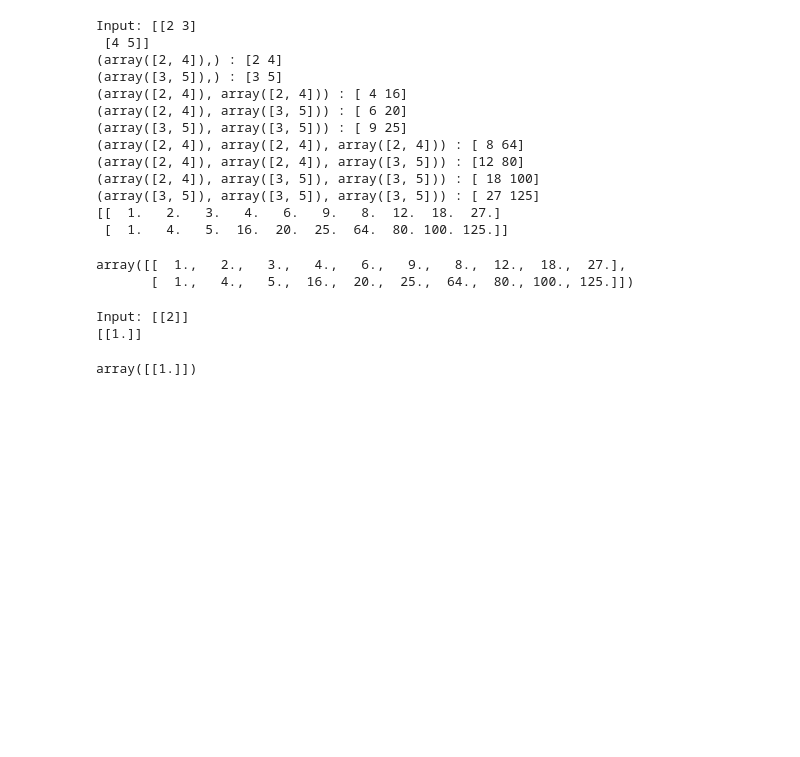
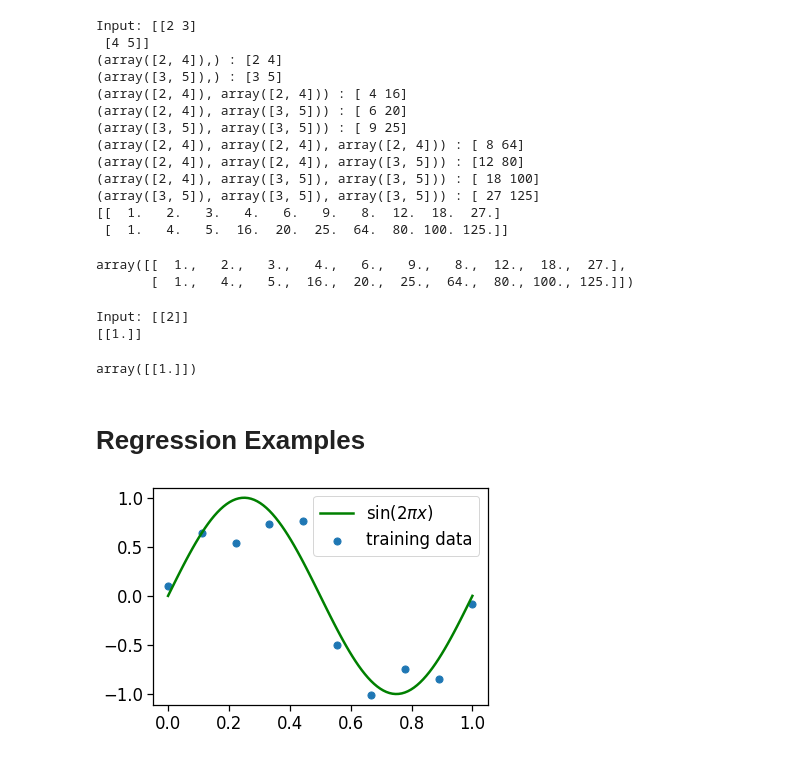
Before and after one commit to TanujaNair/Machine-Learning-Techniques-, a Jupyter notebook: Regression.ipynb, the cells around one changed output. Drawn from its saved outputs; the diff is of its cells as text; code cells hidden in the pictures; blank space fills up the shorter version.

```diff
--- a/Regression.ipynb
+++ b/Regression.ipynb
@@ -189,3 +192,29 @@ polynomial_transform(np.array([2]),0, logging=True)
 Input: [[2]]
 [[1.]]
 array([[1.]])
+# %% [markdown]
+# Regression Examples
+# %%
+# We generate training data with a single feature x1 and label y=sin(2Πx1) + noise
+#create a training set where the output label is obtained by first
+#calculating sin(2*pi*x) and the adding a small random noise having
+#a gaussian distribution
+def create_nonlin_training_set(func, sample_size, std):
+  x=np.linspace(0,1, sample_size)
+  y=func(x)+np.random.normal(scale=std, size=x.shape)
+  return x,y
+
+def nonlin(x):
+  return np.sin(2*np.pi*x)
+# %%
+def visualise_training_data(X_train, y_train):
+    points = np.linspace(0, 1, 100)
+    output = nonlin(points)
+
+    plt.scatter(X_train, y_train, s=50, label="training data")
+    plt.plot(points, output, c='g', label='$\sin(2 \pi x)$')
+
+    plt.xlabel = "$x_1$"
+    plt.ylabel = "y"
+    plt.legend()
+    plt.show()
@@ -191,0 +236,9 @@ array([[1.]])
+# %%
+#[Activity] change the second parameter to different values
+# and check the effect on the data-
+#try 0.001, 0.01, 0.1, 1, 10
+num_samples = 10
+X,y = create_nonlin_training_set(nonlin, num_samples, 0.2)
+visualise_training_data(X,y)
+# %% [output]
+[figure, added]
```
Also changed, not shown: parts of 30 cells of this notebook.
